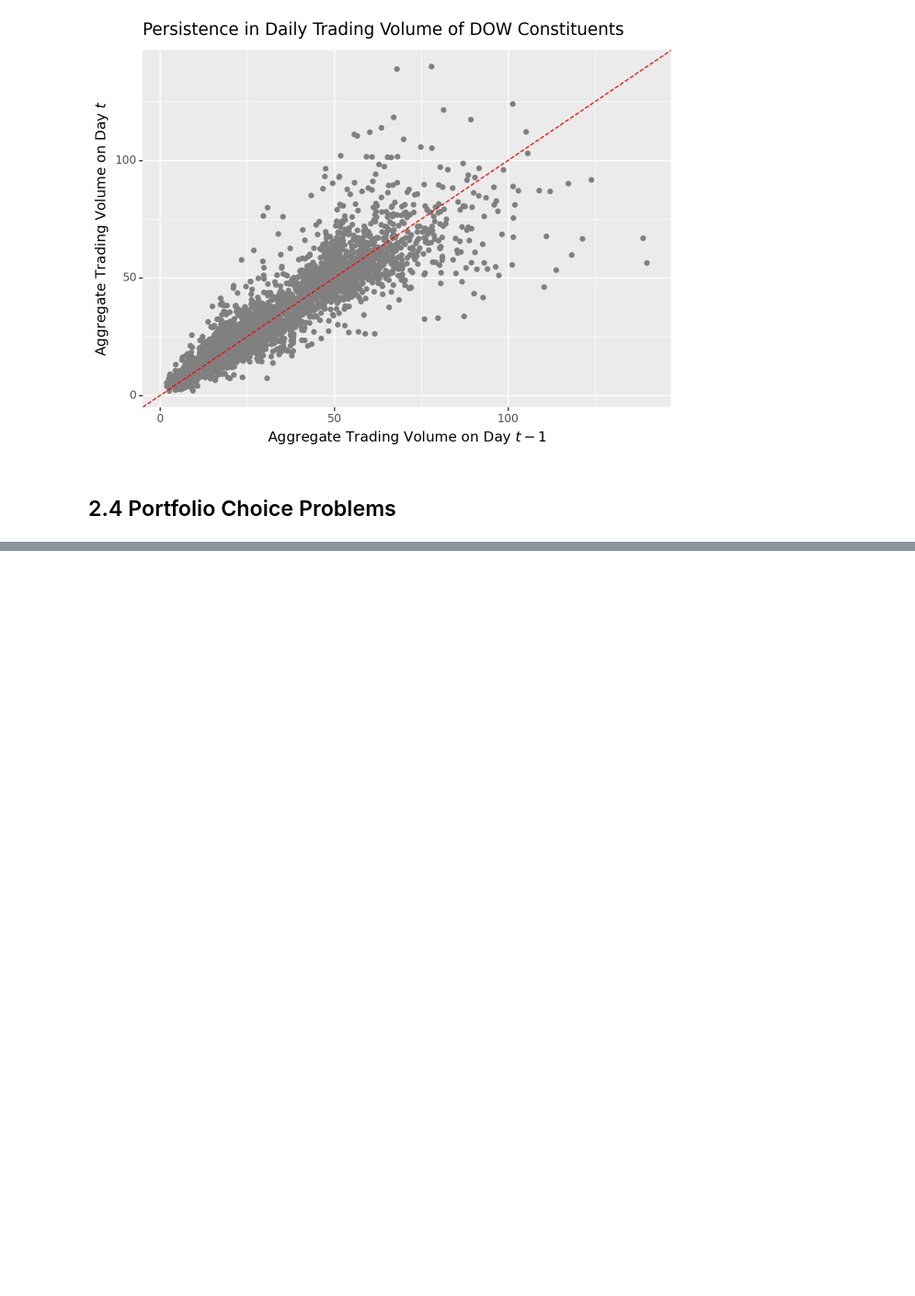
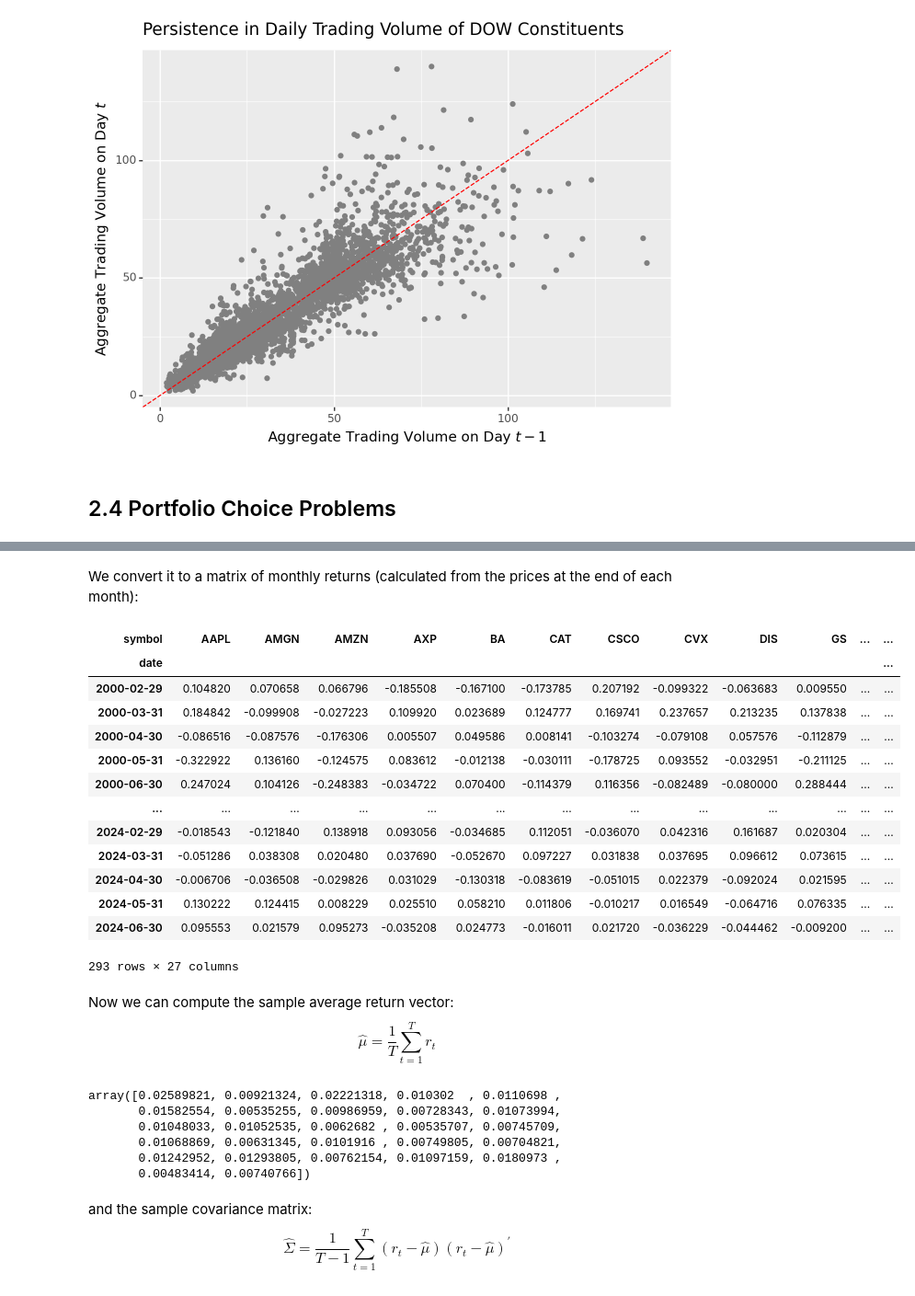
Before and after one commit to SteveXFLiu/tidyFinance, a Jupyter notebook: ch02.ipynb, the cells around one changed output, grey strips where cells are left out. Shown at 92% size. Cells and saved outputs as stored; diff of their text form; code cells hidden in the pictures; blank space fills up the shorter version.

```diff
--- a/ch02.ipynb
+++ b/ch02.ipynb
@@ -465,0 +468,11 @@ trading_volume_persistence_figure.draw()
+# %%
+prices = (
+    index_prices
+    .assign(Symbol=index_prices.symbol)
+    .groupby("Symbol")
+    .apply(lambda x: x.assign(counts=x["adjusted"].dropna().count()), include_groups=False)
+    .reset_index(drop=True)
+    .query("counts == counts.max()")
+)
+
+prices
@@ -465,0 +493,49 @@ trading_volume_persistence_figure.draw()
+# %% [markdown]
+We convert it to a matrix of monthly returns (calculated from the prices at the end of each month):
+# %%
+returns_matrix = (
+    prices
+    .pivot(columns="symbol", values="adjusted", index="date")
+    .resample("ME")
+    .last()
+    .pct_change()
+    .dropna()
+)
+
+returns_matrix
+# %% [output]
+| symbol | AAPL | AMGN | AMZN | AXP | BA | CAT | CSCO | CVX | DIS | GS | ... | ... |
+| date |  |  |  |  |  |  |  |  |  |  |  | ... |
+| 2000-02-29 | 0.104820 | 0.070658 | 0.066796 | -0.185508 | -0.167100 | -0.173785 | 0.207192 | -0.099322 | -0.063683 | 0.009550 | ... | ... |
+| 2000-03-31 | 0.184842 | -0.099908 | -0.027223 | 0.109920 | 0.023689 | 0.124777 | 0.169741 | 0.237657 | 0.213235 | 0.137838 | ... | ... |
+| 2000-04-30 | -0.086516 | -0.087576 | -0.176306 | 0.005507 | 0.049586 | 0.008141 | -0.103274 | -0.079108 | 0.057576 | -0.112879 | ... | ... |
+| 2000-05-31 | -0.322922 | 0.136160 | -0.124575 | 0.083612 | -0.012138 | -0.030111 | -0.178725 | 0.093552 | -0.032951 | -0.211125 | ... | ... |
+| 2000-06-30 | 0.247024 | 0.104126 | -0.248383 | -0.034722 | 0.070400 | -0.114379 | 0.116356 | -0.082489 | -0.080000 | 0.288444 | ... | ... |
+| ... | ... | ... | ... | ... | ... | ... | ... | ... | ... | ... | ... | ... |
+| 2024-02-29 | -0.018543 | -0.121840 | 0.138918 | 0.093056 | -0.034685 | 0.112051 | -0.036070 | 0.042316 | 0.161687 | 0.020304 | ... | ... |
+| 2024-03-31 | -0.051286 | 0.038308 | 0.020480 | 0.037690 | -0.052670 | 0.097227 | 0.031838 | 0.037695 | 0.096612 | 0.073615 | ... | ... |
+| 2024-04-30 | -0.006706 | -0.036508 | -0.029826 | 0.031029 | -0.130318 | -0.083619 | -0.051015 | 0.022379 | -0.092024 | 0.021595 | ... | ... |
+| 2024-05-31 | 0.130222 | 0.124415 | 0.008229 | 0.025510 | 0.058210 | 0.011806 | -0.010217 | 0.016549 | -0.064716 | 0.076335 | ... | ... |
+| 2024-06-30 | 0.095553 | 0.021579 | 0.095273 | -0.035208 | 0.024773 | -0.016011 | 0.021720 | -0.036229 | -0.044462 | -0.009200 | ... | ... |
+293 rows × 27 columns
+# %% [markdown]
+Now we can compute the sample average return vector:
+$$
+\hat{\mu} = \frac{1}{T}\sum_{t=1}^{T}r_t
+$$
+# %%
+mu = np.array(returns_matrix.mean()).T
+
+mu
+# %% [output]
+array([0.02589821, 0.00921324, 0.02221318, 0.010302  , 0.0110698 ,
+       0.01582554, 0.00535255, 0.00986959, 0.00728343, 0.01073994,
+       0.01048033, 0.01052535, 0.0062682 , 0.00535707, 0.00745709,
+       0.01068869, 0.00631345, 0.0101916 , 0.00749805, 0.00704821,
+       0.01242952, 0.01293805, 0.00762154, 0.01097159, 0.0180973 ,
+       0.00483414, 0.00740766])
+# %% [markdown]
+and the sample covariance matrix:
+$$
+\hat{\Sigma} = \frac{1}{T-1}\sum_{t=1}^{T}\left(r_t - \hat{\mu}\right)\left(r_t - \hat{\mu}\right)^{\prime}
+$$
```
Also changed, not shown: parts of 12 cells of this notebook.
